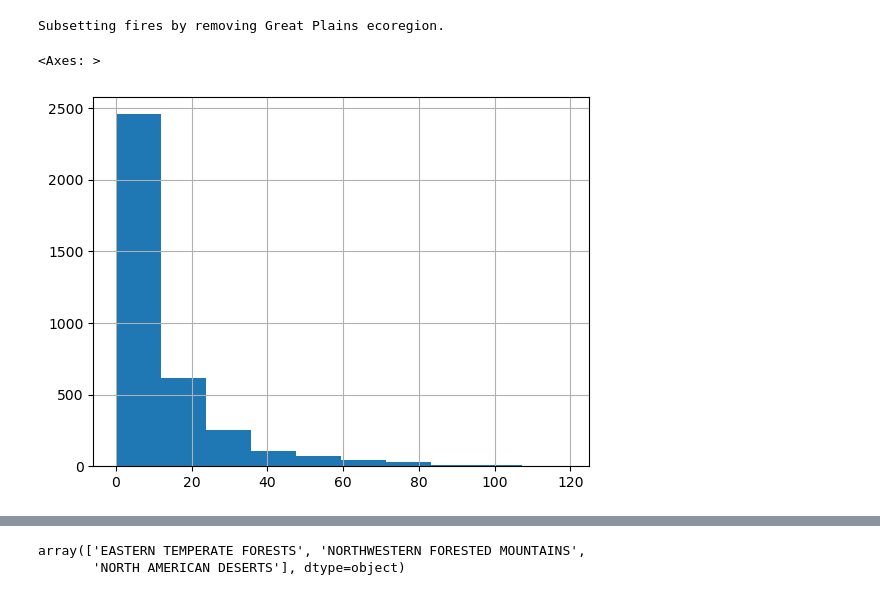
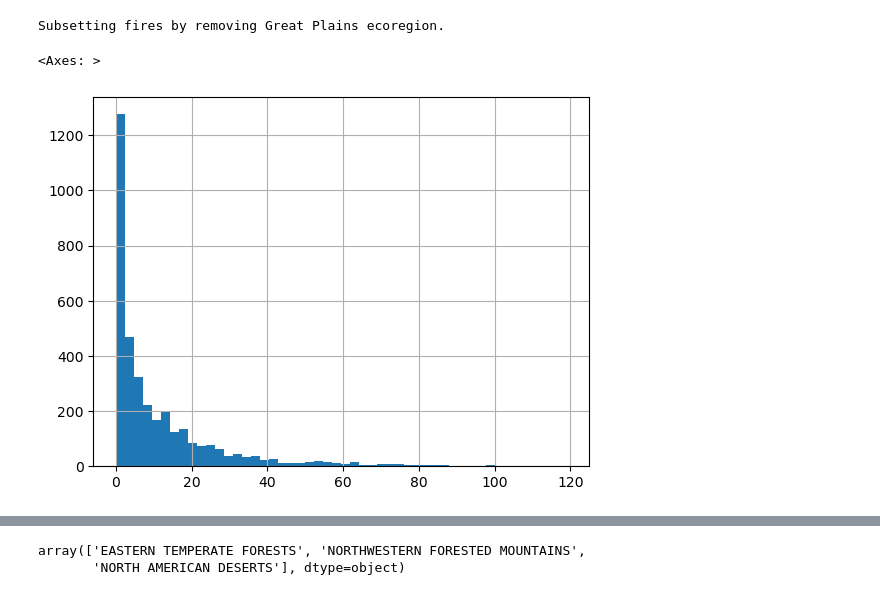
Before and after one commit to mccabete/precip, a Jupyter notebook: jim_figure_and_exp_plots.ipynb, the cells around one changed output, grey strips where cells are left out. Saved outputs shown, nothing was run; the diff lists cells and outputs as text; code cells hidden in the pictures.

```diff
--- a/jim_figure_and_exp_plots.ipynb
+++ b/jim_figure_and_exp_plots.ipynb
@@ -54,10 +54,10 @@ Subsetting fires by removing Great Plains ecoregion.
 
 # how many times does it rain as a %? pre, 1 time, 2 times, 3 times, 4, times, final increment, immediatly after,
 # %%
-fires.groupby("UfireID").duration.max().hist()
+fires.groupby("UfireID").duration.max().hist(bins = 50)
 # %% [output]
 <Axes: >
-[figure, old version]
+[figure, new version]
 # %%
 thresh = 1
 
```
Also changed, not shown: parts of 7 cells of this notebook, 1 other file.
